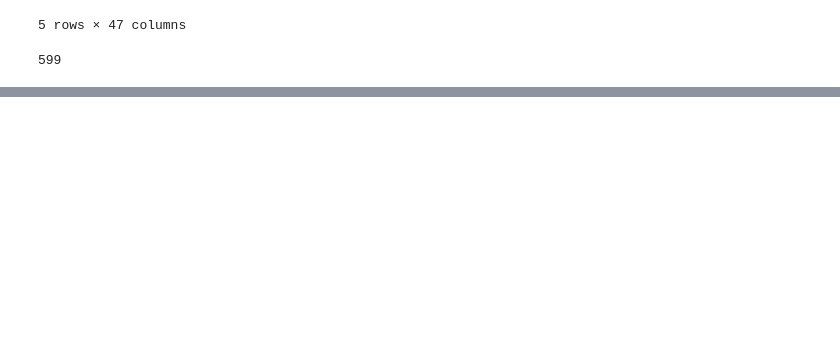
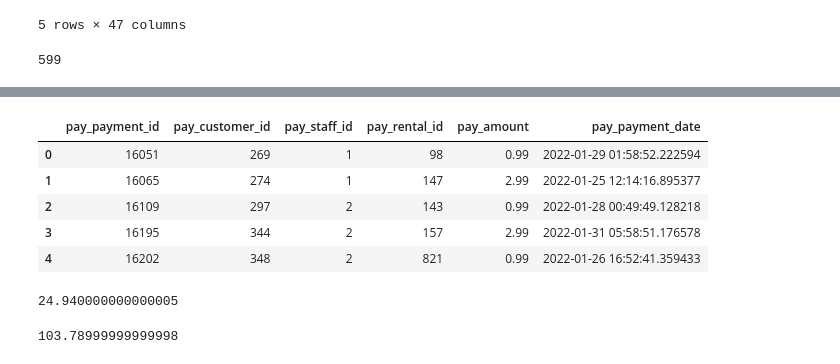
Before and after one commit to wesmadrigal/GraphReduce, a Jupyter notebook: examples/ODSC_East_2024_ex4.ipynb, the cells around one changed output, grey strips where cells are left out. Cells and saved outputs as stored; diff of their text form; code cells hidden in the pictures; blank space fills up the shorter version.

```diff
--- a/examples/ODSC_East_2024_ex4.ipynb
+++ b/examples/ODSC_East_2024_ex4.ipynb
@@ -39,20 +101,20 @@ city.csv          film_actor.csv    payment.csv
 # %%
 files = {
-    '/Users/wesmadrigal/projects/graphreduce/tests/data/movie_data/actor.csv' : {'prefix':'act'},
-    '/Users/wesmadrigal/projects/graphreduce/tests/data/movie_data/address.csv' : {'prefix':'add'},
-    '/Users/wesmadrigal/projects/graphreduce/tests/data/movie_data/category.csv': {'prefix':'cat'},
-    '/Users/wesmadrigal/projects/graphreduce/tests/data/movie_data/city.csv': {'prefix':'city'},
-    '/Users/wesmadrigal/projects/graphreduce/tests/data/movie_data/country.csv':{'prefix':'ct'},
-    '/Users/wesmadrigal/projects/graphreduce/tests/data/movie_data/customer.csv':{'prefix':'cust'},
-    '/Users/wesmadrigal/projects/graphreduce/tests/data/movie_data/film.csv':{'prefix':'film'},
-    '/Users/wesmadrigal/projects/graphreduce/tests/data/movie_data/film_actor.csv':{'prefix':'fa'},
-    '/Users/wesmadrigal/projects/graphreduce/tests/data/movie_data/film_category.csv':{'prefix':'fc'},
-    '/Users/wesmadrigal/projects/graphreduce/tests/data/movie_data/inventory.csv':{'prefix':'inv'},
-    '/Users/wesmadrigal/projects/graphreduce/tests/data/movie_data/language.csv':{'prefix':'lang'},
-    '/Users/wesmadrigal/projects/graphreduce/tests/data/movie_data/payment.csv':{'prefix':'pay'},
-    '/Users/wesmadrigal/projects/graphreduce/tests/data/movie_data/rental.csv':{'prefix':'rent'},
-    '/Users/wesmadrigal/projects/graphreduce/tests/data/movie_data/staff.csv':{'prefix':'staff'},
-    '/Users/wesmadrigal/projects/graphreduce/tests/data/movie_data/store.csv':{'prefix':'store'},
+    'actor.csv' : {'prefix':'act'},
+    'address.csv' : {'prefix':'add'},
+    'category.csv': {'prefix':'cat'},
+    'city.csv': {'prefix':'city'},
+    'country.csv':{'prefix':'ct'},
+    'customer.csv':{'prefix':'cust'},
+    'film.csv':{'prefix':'film'},
+    'film_actor.csv':{'prefix':'fa'},
+    'film_category.csv':{'prefix':'fc'},
+    'inventory.csv':{'prefix':'inv'},
+    'language.csv':{'prefix':'lang'},
+    'payment.csv':{'prefix':'pay'},
+    'rental.csv':{'prefix':'rent'},
+    'staff.csv':{'prefix':'staff'},
+    'store.csv':{'prefix':'store'},
 
 }
 # %%
@@ -177,6 +257,9 @@ for ix, row in labels.iterrows():
 # %%
 for node in gr.nodes():
     node.reload()
+# %%
+# need to tell the payment.csv what date to use
+gr_nodes['payment.csv'].date_key = 'payment_date'
 # %%
 gr.do_transformations()
 # %% [output]
@@ -215,0 +313,9 @@ gr.parent_node.df
+# %%
+gr_nodes['payment.csv'].df.head()
+# %% [output]
+|  | pay_payment_id | pay_customer_id | pay_staff_id | pay_rental_id | pay_amount | pay_payment_date |
+| 0 | 16051 | 269 | 1 | 98 | 0.99 | 2022-01-29 01:58:52.222594 |
+| 1 | 16065 | 274 | 1 | 147 | 2.99 | 2022-01-25 12:14:16.895377 |
+| 2 | 16109 | 297 | 2 | 143 | 0.99 | 2022-01-28 00:49:49.128218 |
+| 3 | 16195 | 344 | 2 | 157 | 2.99 | 2022-01-31 05:58:51.176578 |
+| 4 | 16202 | 348 | 2 | 821 | 0.99 | 2022-01-26 16:52:41.359433 |
@@ -215,0 +324,20 @@ gr.parent_node.df
+# %%
+# What label value should be
+pay_df[
+    (pay_df['pay_customer_id'] == 2)
+    &
+    (pay_df['pay_payment_date'] > datetime.datetime(2022, 6, 1))
+    &
+    (pay_df['pay_payment_date'] < (datetime.datetime(2022, 6, 1)+datetime.timedelta(days=30)))
+].pay_amount.sum()
+# %% [output]
+24.940000000000005
+# %%
+# What feature value should be
+pay_df[
+    (pay_df['pay_customer_id'] == 2)
+    &
+    (pay_df['pay_payment_date'] < datetime.datetime(2022, 6, 1))
+].pay_amount.sum()
+# %% [output]
+103.78999999999998
```
Also changed, not shown: parts of 16 cells of this notebook.
